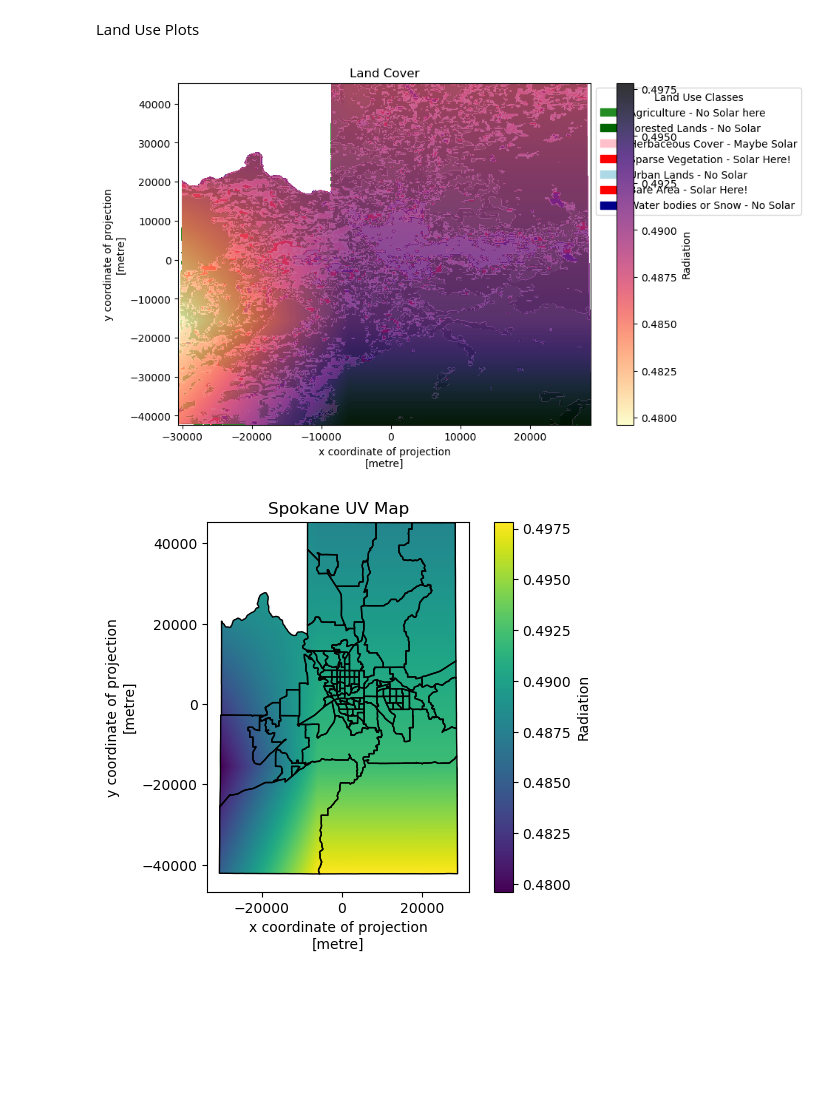
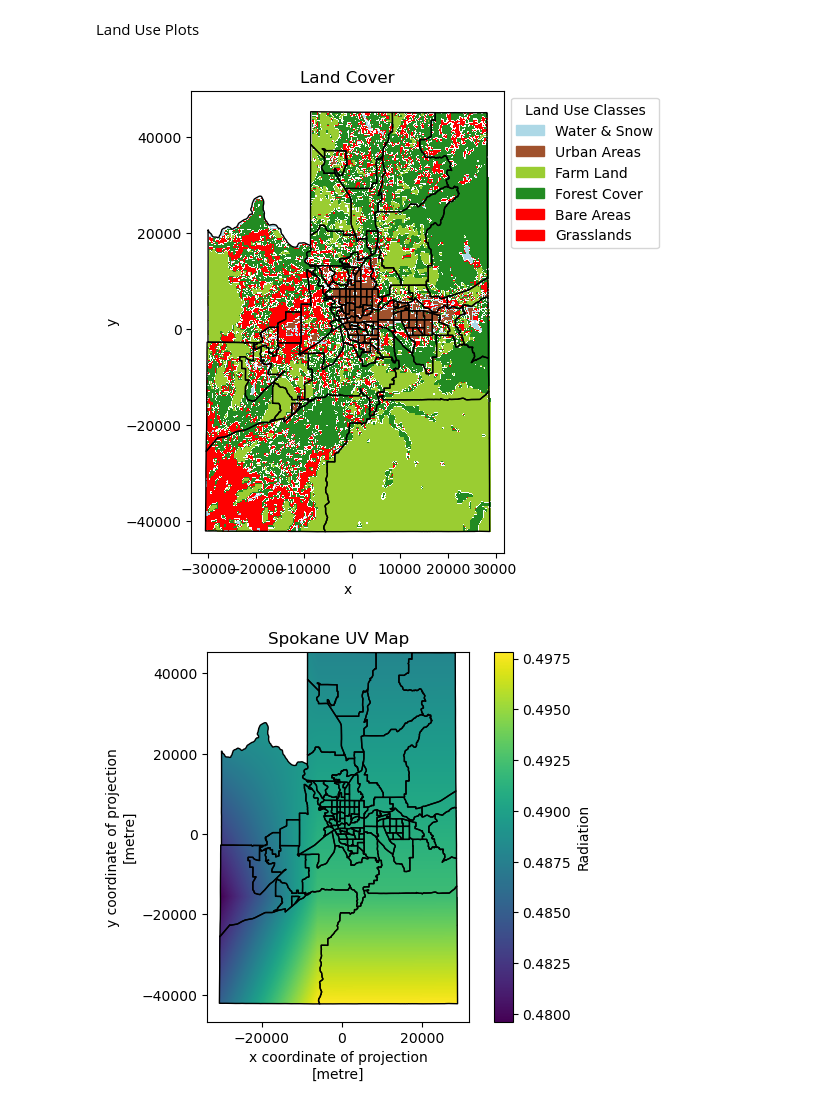
Before and after one commit to UW-GDA/Solar-Energy-Feasibility, a Jupyter notebook: Final_AREEBA.ipynb, the cells around one changed output. Drawn from its saved outputs; the diff is of its cells as text; code cells hidden in the pictures; blank space fills up the shorter version.

```diff
--- a/Final_AREEBA.ipynb
+++ b/Final_AREEBA.ipynb
@@ -296,15 +303,18 @@ substation_distance_raster_data = substation_distance_raster_data.rio.clip([cens
 # %%
 land_classes = xr.full_like(land_use_da, fill_value=np.nan, dtype=float)
 
-land_classes = xr.where((land_use_da == 200), 6, land_classes)  # Bare Areas
-land_classes = xr.where((land_use_da == 190), 5, land_classes)  # Urban Areas
-land_classes = xr.where((land_use_da >= 10) & (land_use_da <= 20), 1, land_classes)  # Cropland
-land_classes = xr.where((land_use_da == 30) | (land_use_da == 120), 3, land_classes)  # Vegetation / Herb. Cover/ Grasslands
-land_classes = xr.where((land_use_da >= 40) & (land_use_da <= 90) | (land_use_da == 100), 2, land_classes)  # Tree Cover / Forests
-land_classes = xr.where((land_use_da == 110) | (land_use_da >= 130) & (land_use_da <= 140), 4, land_classes)  # Shrubland
-land_classes = xr.where((land_use_da >= 150) & (land_use_da <= 180) | (land_use_da >= 210), 7, land_classes)  # Water/Snow
+land_classes = xr.where((land_use_da >= 150) & (land_use_da <= 180) | (land_use_da >= 210), 1, land_classes)  # Water/Snow
+land_classes = xr.where((land_use_da == 190), 2, land_classes)  # Urban Areas
+land_classes = xr.where((land_use_da >= 10) & (land_use_da <= 20), 3, land_classes)  # Farmland
+land_classes = xr.where((land_use_da >= 50) & (land_use_da <= 90) | (land_use_da == 100), 4, land_classes)  # Forests
+
+
+land_classes = xr.where((land_use_da == 200), 5, land_classes)  # Bare Areas
+land_classes = xr.where((land_use_da == 30) | (land_use_da >= 110) & (land_use_da <= 140), 6, land_classes) # Grasslands
 
 land_classes
+
+color
 # %% [output]
 <xarray.DataArray (y: 937, x: 634)> Size: 5MB
 array([[nan, nan, nan, ..., nan, nan, nan],
@@ -377,38 +387,36 @@ st
 Land Use Plots
 # %%
 colors = {
-    1: 'forestgreen',    # Cropland
-    2: 'darkgreen',  # Forested Lands
-    3: 'pink',         # Herbaceous Cover
-    4: 'red',          # Sparse Vegetation
-    5: 'lightblue',       # Urban Lands
-    6: 'red',          # Bare Area
-    7: 'darkblue',     # Water bodies or Snow
+    1: 'lightblue',   # water/snow
+    2: 'sienna',      # urban
+    3: 'yellowgreen', # farm
+    4: 'forestgreen', # forests
+    5: 'red',         # bare
+    6: 'red'          # grasslands
 }
 
-cmap = mcolors.ListedColormap([colors[i] for i in range(1, 8)])
+cmap = mcolors.ListedColormap([colors[i] for i in range(1, 7)])
 
-norm = mcolors.BoundaryNorm(np.arange(0.5, 8.5, 1), cmap.N)
+norm = mcolors.BoundaryNorm(np.arange(0.5, 7.5, 1), cmap.N)
 
 fig, ax = plt.subplots(figsize=(9, 6))
 im = land_classes.plot.imshow(ax=ax, cmap=cmap, norm=norm, add_colorbar=False)
 
 legend_patches = [
-    Patch(color=colors[1], label='Agriculture - No Solar here'),
-    Patch(color=colors[2], label='Forested Lands - No Solar'),
-    Patch(color=colors[3], label='Herbaceous Cover - Maybe Solar'),
-    Patch(color=colors[4], label='Sparse Vegetation - Solar Here!'),
-    Patch(color=colors[5], label='Urban Lands - No Solar'),
-    Patch(color=colors[6], label='Bare Area - Solar Here!'),
-    Patch(color=colors[7], label='Water bodies or Snow - No Solar')
+    Patch(color=colors[1], label='Water & Snow'),
+    Patch(color=colors[2], label='Urban Areas'),
+    Patch(color=colors[3], label='Farm Land'),
+    Patch(color=colors[4], label='Forest Cover'),
+    Patch(color=colors[5], label='Bare Areas'),
+    Patch(color=colors[6], label='Grasslands')
 ]
 
-radiation.plot.imshow(ax=ax, alpha=0.8, cmap='magma_r')
+tract_geom_gdf.plot(ax=ax, edgecolor="black", facecolor = 'none')
 ax.legend(handles=legend_patches, bbox_to_anchor=(1, 1), loc='upper left', title='Land Use Classes')
 ax.set_title('Land Cover')
 
 plt.show()
 # %% [output]
-[figure, old version]
+[figure, new version]
 # %%
 fig,ax = plt.subplots()
```
Also changed, not shown: parts of 5 cells of this notebook.
